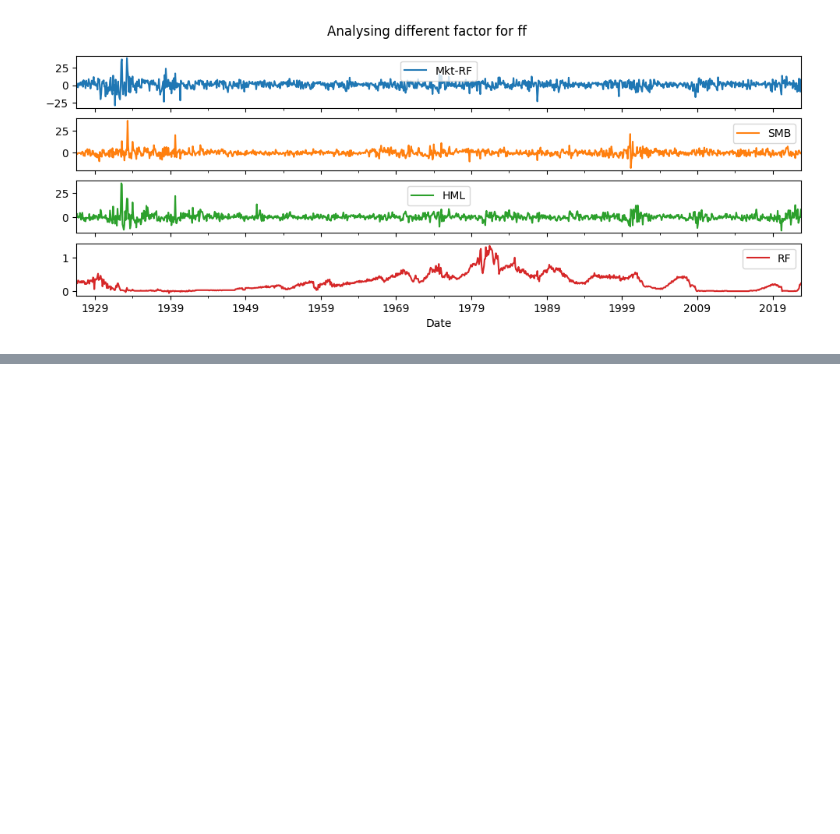
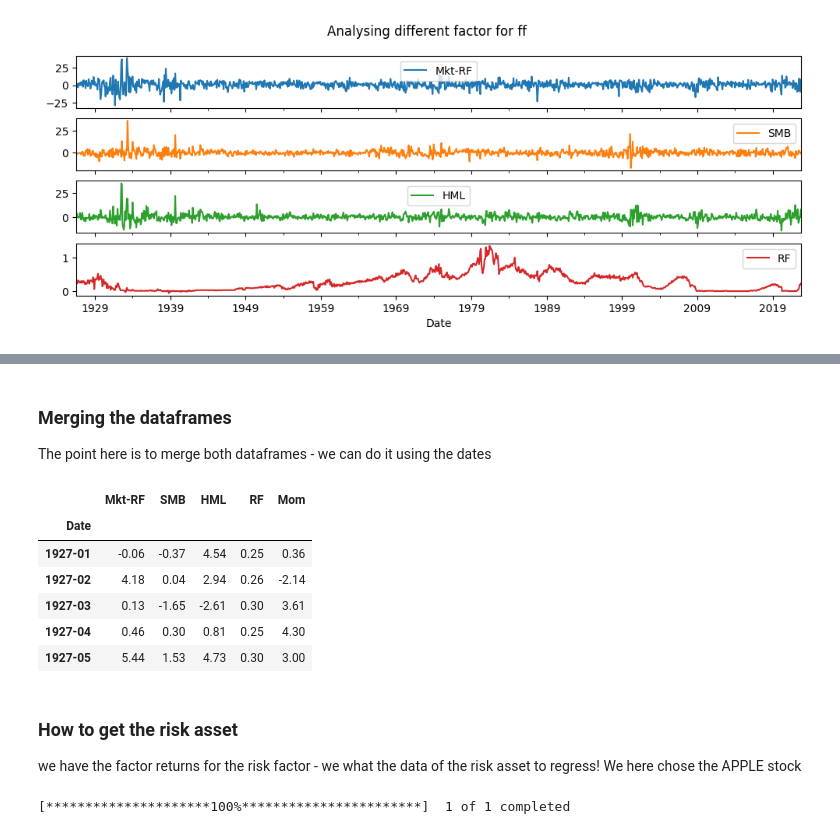
Before and after one commit to leoneleo/risk_factor_model, a Jupyter notebook: risk_model.ipynb, the cells around one changed output, grey strips where cells are left out. Saved outputs shown, nothing was run; the diff lists cells and outputs as text; code cells hidden in the pictures; blank space fills up the shorter version.

Commit message:
project continuation, adding new packages and adjusting the dataframe

```diff
--- a/risk_model.ipynb
+++ b/risk_model.ipynb
@@ -90,0 +108,26 @@ NameError: name 'matplotlib' is not defined
+# %% [markdown]
+### Merging the dataframes
+
+The point here is to merge both dataframes - we can do it using the dates
+# %%
+ff_merge_df= pd.merge(ff_df, ff_mom_df,how='inner',on='Date', sort= True, copy=True, indicator= False, validate='one_to_one') # inner = dates match (they do not start in the same date)
+
+ff_merge_df.head() # view of the df
+# %% [output]
+|  | Mkt-RF | SMB | HML | RF | Mom |
+| Date |  |  |  |  |  |
+| 1927-01 | -0.06 | -0.37 | 4.54 | 0.25 | 0.36 |
+| 1927-02 | 4.18 | 0.04 | 2.94 | 0.26 | -2.14 |
+| 1927-03 | 0.13 | -1.65 | -2.61 | 0.30 | 3.61 |
+| 1927-04 | 0.46 | 0.30 | 0.81 | 0.25 | 4.30 |
+| 1927-05 | 5.44 | 1.53 | 4.73 | 0.30 | 3.00 |
+# %% [markdown]
+### How to get the risk asset
+
+we have the factor returns for the risk factor - we what the data of the risk asset to regress!
+We here chose the APPLE stock
+# %%
+
+APPLE_df = pandas_datareader.data.get_data_yahoo('AAPL', start=start)['Adj Close'].resample('M').ffill().pct_change().to_frame()
+# %% [output]
+[*********************100%***********************]  1 of 1 completed
```
Also changed, not shown: parts of 6 cells of this notebook, 1 other file.
